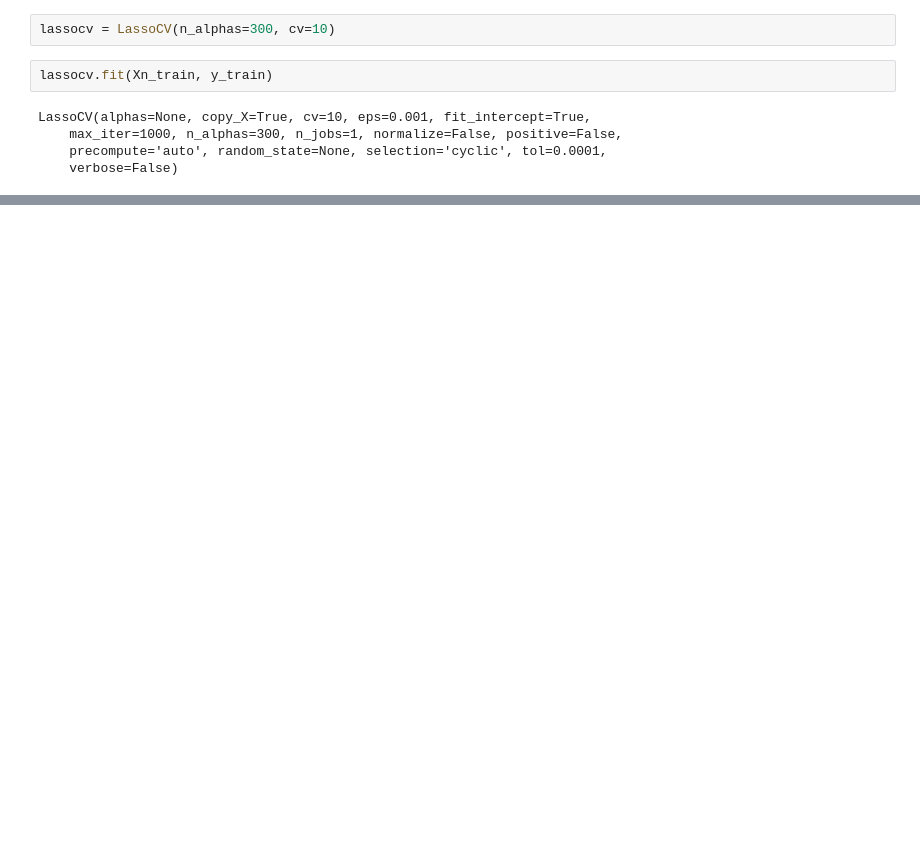
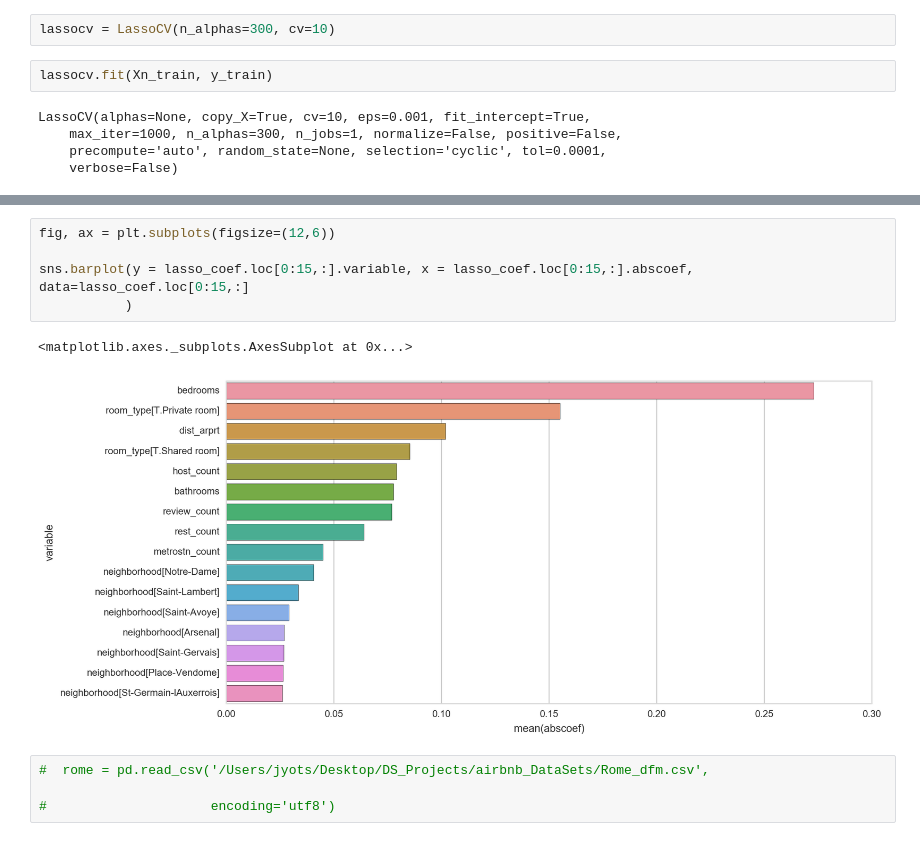
Before and after one commit to Jyojha/DS_Projects, a Jupyter notebook: Paris_Model.ipynb, the cells around one changed output, grey strips where cells are left out. Cells and saved outputs as stored; diff of their text form; blank space fills up the shorter version.

```diff
--- a/Paris_Model.ipynb
+++ b/Paris_Model.ipynb
@@ -196,0 +207,12 @@ lasso_coef[lasso_coef.coef != 0].head(25)
+# %%
+fig, ax = plt.subplots(figsize=(12,6))
+
+sns.barplot(y = lasso_coef.loc[0:15,:].variable, x = lasso_coef.loc[0:15,:].abscoef, data=lasso_coef.loc[0:15,:]
+           )
+# %% [output]
+<matplotlib.axes._subplots.AxesSubplot at 0x...>
+[figure, added]
+# %%
+#  rome = pd.read_csv('/Users/jyots/Desktop/DS_Projects/airbnb_DataSets/Rome_dfm.csv',
+
+#                     encoding='utf8')
```
Also changed, not shown: parts of 32 cells of this notebook.
